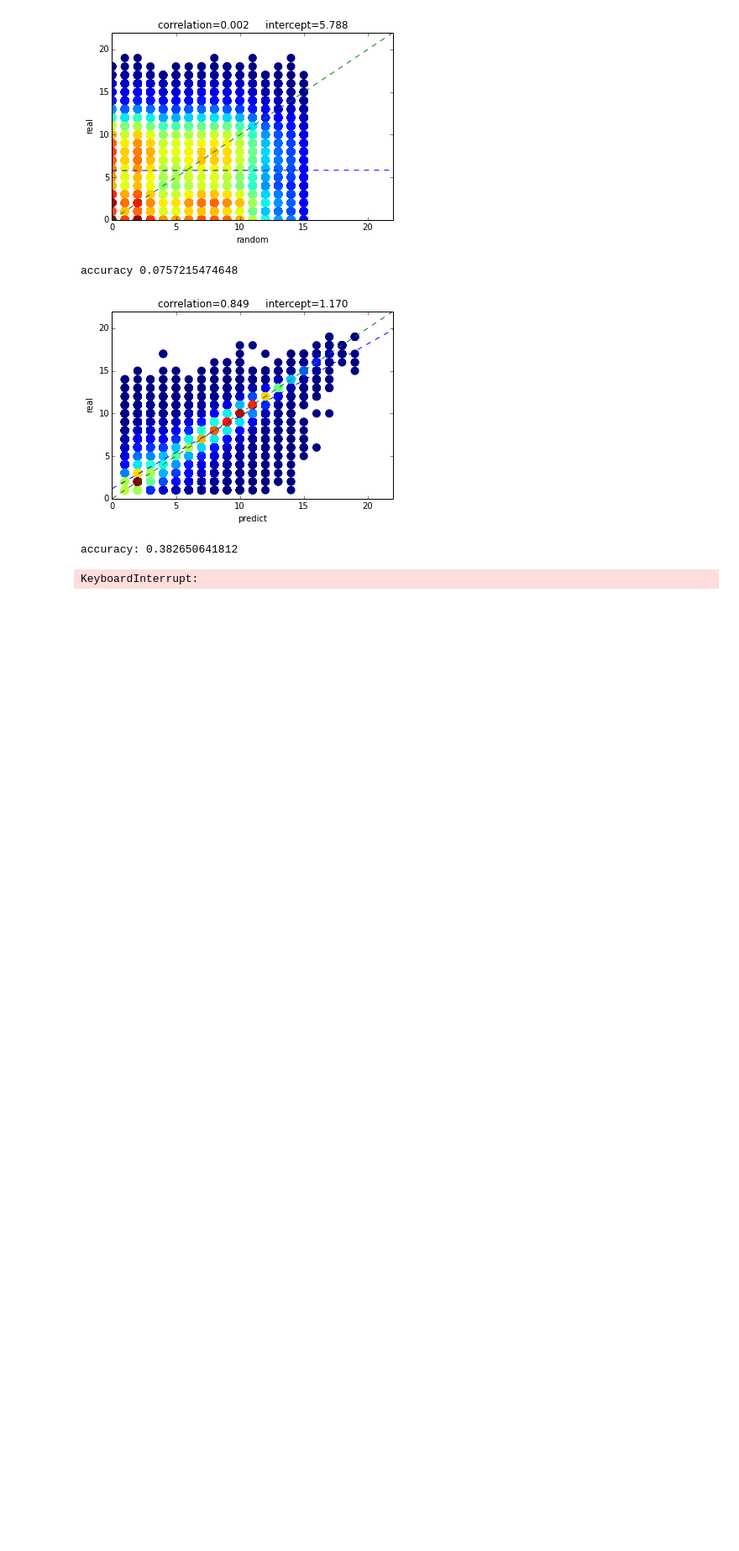
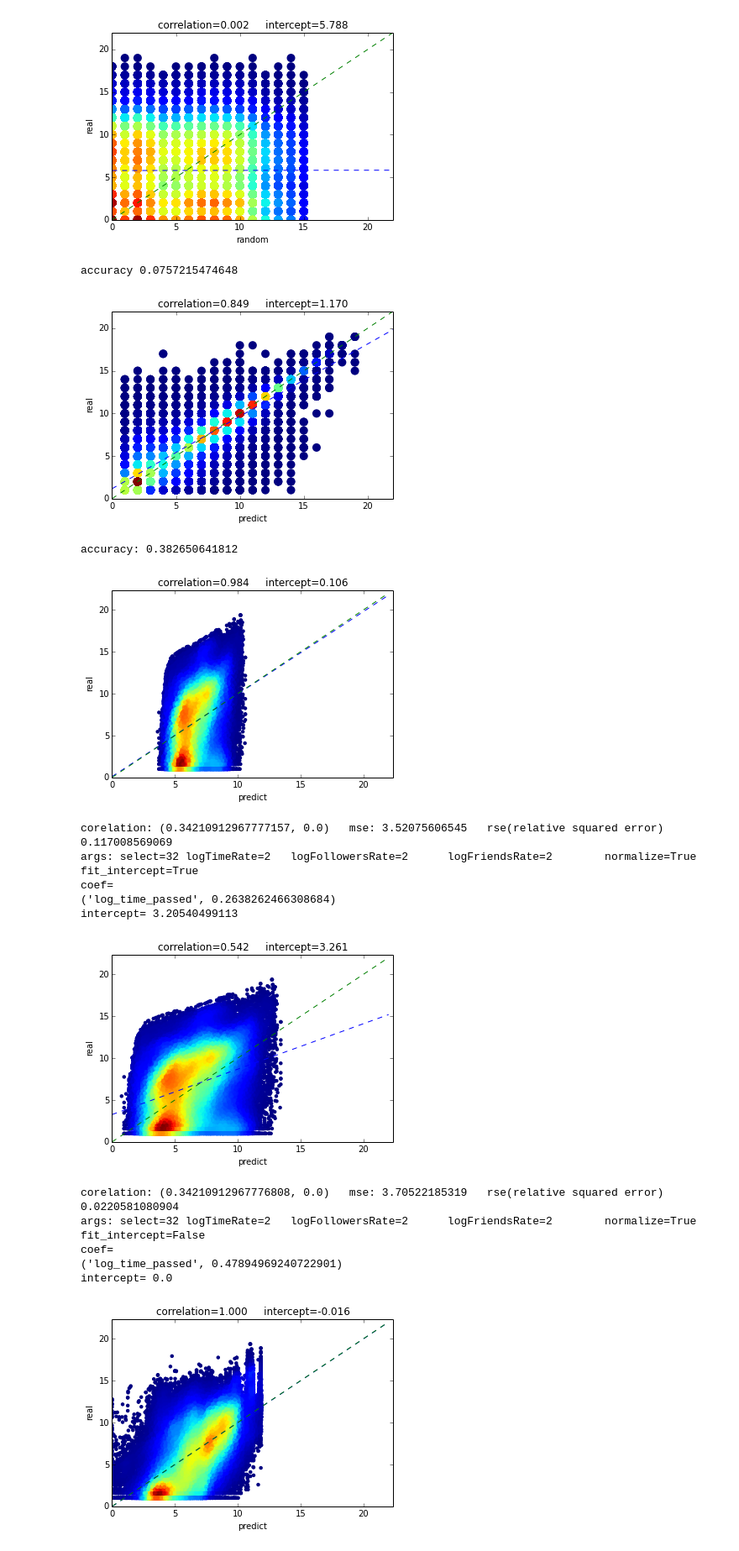
Before and after one commit to Toendex/CS579-final-project, a Jupyter notebook: src/tap.ipynb, the cells around one changed output. Shown: that part at 84% size. Cells and saved outputs as stored; diff of their text form; code cells hidden in the pictures; blank space fills up the shorter version.

```diff
--- a/src/tap.ipynb
+++ b/src/tap.ipynb
@@ -1378,7 +1392,7 @@ def cross_val(lexicons,a,b,c,d,e):
     return ll[0],ll[1],ll[2]
 
 
-def doooo2(lexicons,select,a,b,c,d,e,up=100000,down=175000,testSize=10000):
+def doooo2(lexicons,select,a,b,c,d,e,up=0,down=200000,testSize=100000):
     vec=DictVectorizer()
     X=getXmatrix2(select,lexicons,objlst,vec,a,b,c,2)
     Y=getY2(objlst,2)
@@ -1405,26 +1419,38 @@ def doooo2(lexicons,select,a,b,c,d,e,up=100000,down=175000,testSize=10000):
     return pearsonr(test_preds, Y[down:down+testSize]),math.sqrt(mean_squared_error(Y[down:down+testSize], test_preds)),r2_score(Y[down:down+testSize], test_preds),zip(vec.get_feature_names(),reg.coef_),reg.intercept_
 # %%
 # select=[(int)(math.pow(2,a)) for a in range(1,19)]
-select=[1024]
+select=[32,1024]
 logTimeRate=range(2,3)
 logFollowersRate=range(2,3)
 logFriendsRate=range(2,3)
 # normalize=[True,False]
 fit_intercept=[True,False]
 normalize=[True]
 # fit_intercept=[False]
 
 argnames = ['select','logTimeRate', 'logFollowersRate', 'logFriendsRate','normalize','fit_intercept']
 option_iter = product(select,logTimeRate, logFollowersRate, logFriendsRate, normalize, fit_intercept)
 results=[]
 for options in option_iter:
     dic={}
     dic['arg_str']='\t'.join('%s=%s' % (name, opt) for name, opt in zip(argnames, options))
     dic['correlation'],dic['mse'],dic['score'],dic['coef'],dic['intercept']=doooo2(lexicons,*options)
     results.append(dic)
     print 'corelation:',dic['correlation'],'  mse:',dic['mse'],'  rse(relative squared error)',dic['score']
     print 'args:',dic['arg_str']
     print 'coef=\n', '\n'.join(str(a) for a in sorted(dic['coef'],key=lambda x:x[1],reverse=True)), '\nintercept=', dic['intercept']
 maxResult=max(results, key=lambda x: x['correlation'])
 # %% [output]
+[figure, added]
-KeyboardInterrupt:
+corelation: (0.34210912967777157, 0.0)   mse: 3.52075606545   rse(relative squared error) 0.117008569069
+args: select=32 logTimeRate=2   logFollowersRate=2      logFriendsRate=2        normalize=True  fit_intercept=True
+coef=
+('log_time_passed', 0.2638262466308684)
+intercept= 3.20540499113
+[figure, added]
+corelation: (0.34210912967776808, 0.0)   mse: 3.70522185319   rse(relative squared error) 0.0220581080904
+args: select=32 logTimeRate=2   logFollowersRate=2      logFriendsRate=2        normalize=True  fit_intercept=False
+coef=
+('log_time_passed', 0.47894969240722901)
+intercept= 0.0
+[figure, added]
```
Also changed, not shown: parts of 5 cells of this notebook.
